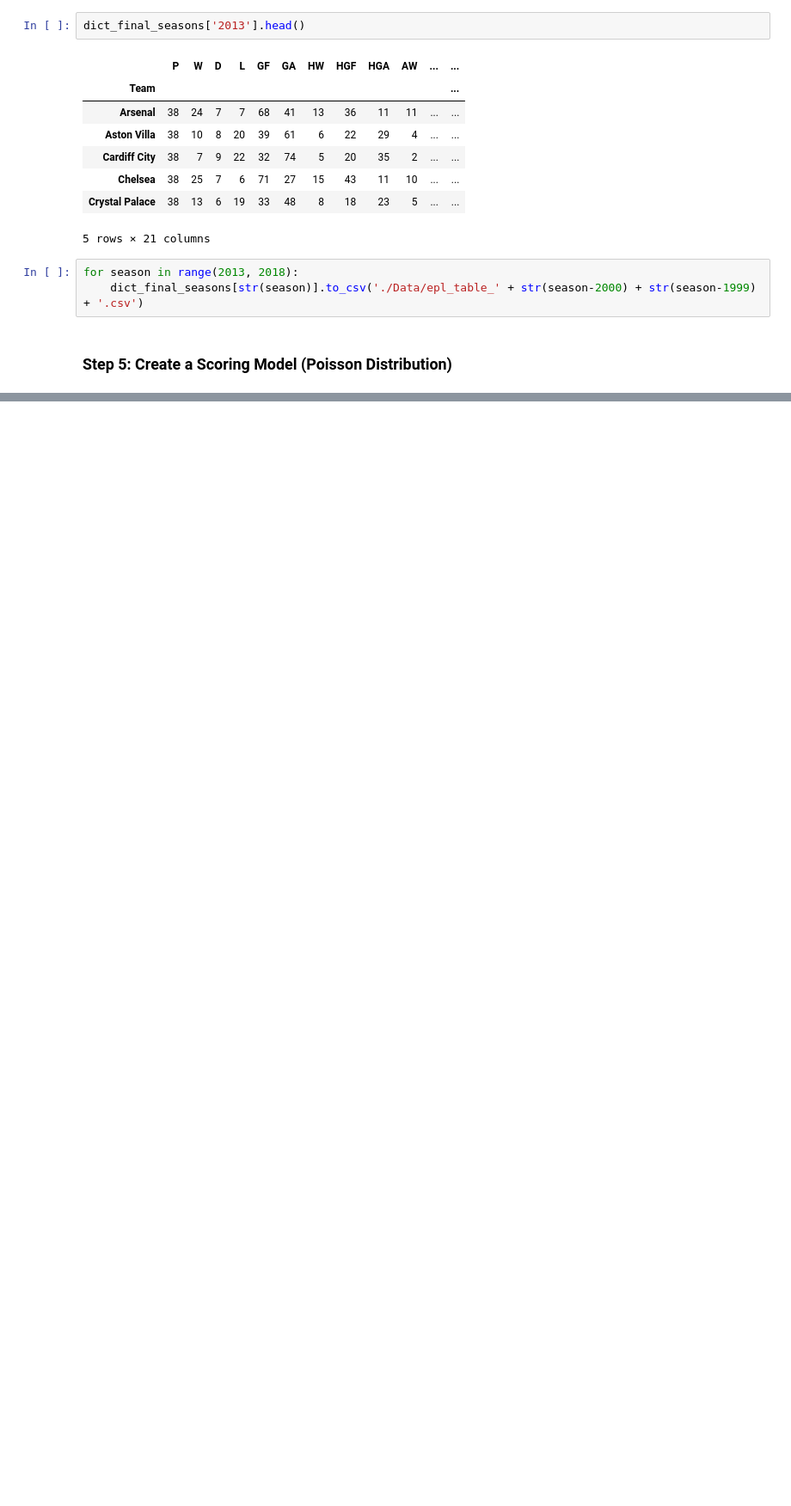
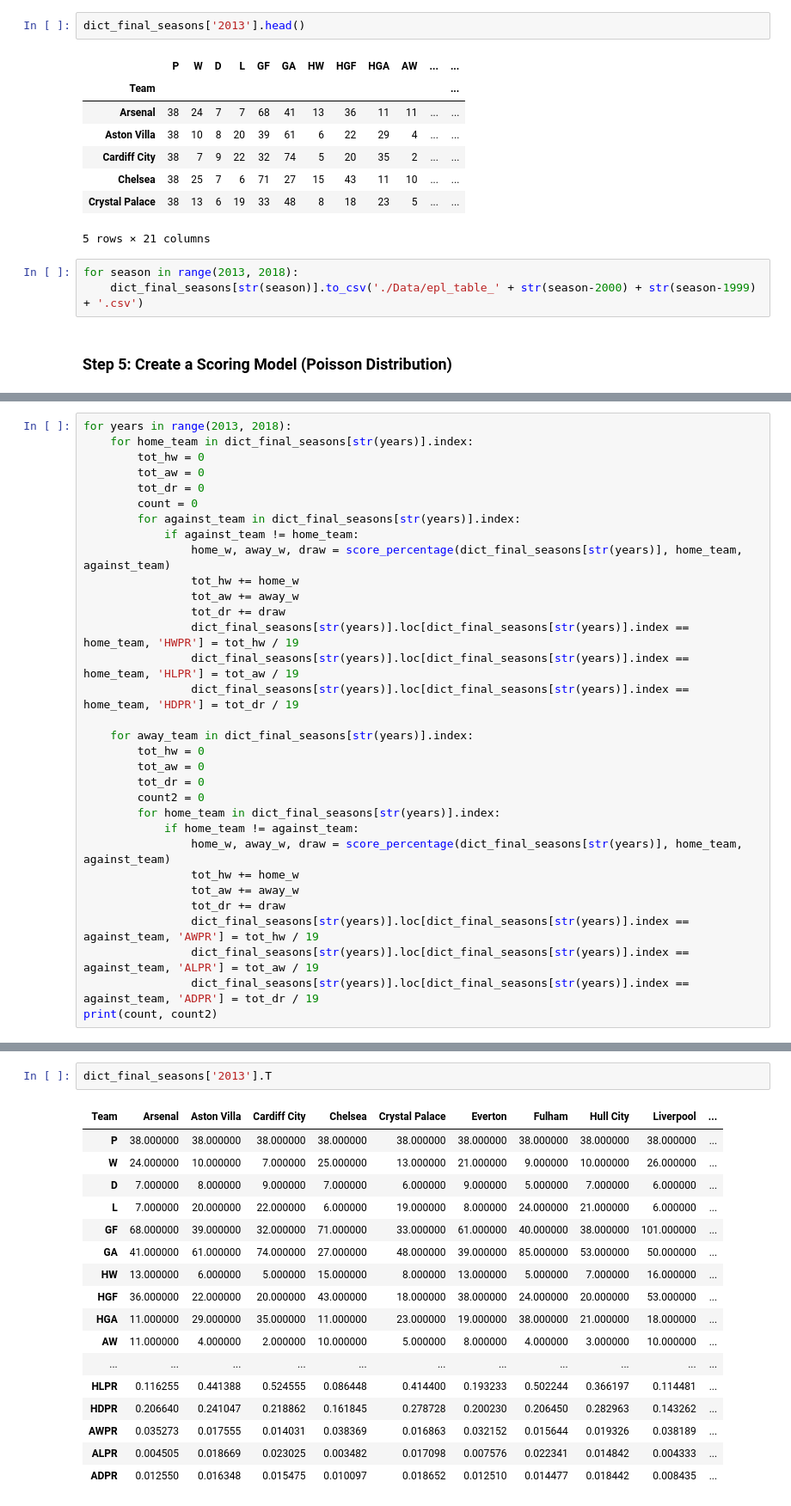
Before and after one commit to slee279/EPL, a Jupyter notebook: matchpredictor.ipynb, the cells around one changed output, grey strips where cells are left out. Shown: that part at 86% size. Drawn from its saved outputs; the diff is of its cells as text; blank space fills up the shorter version.

```diff
--- a/matchpredictor.ipynb
+++ b/matchpredictor.ipynb
@@ -449,0 +431,32 @@ len(dict_final_seasons)
+# %%
+for years in range(2013, 2018):
+    for home_team in dict_final_seasons[str(years)].index:
+        tot_hw = 0
+        tot_aw = 0
+        tot_dr = 0
+        count = 0
+        for against_team in dict_final_seasons[str(years)].index:
+            if against_team != home_team:
+                home_w, away_w, draw = score_percentage(dict_final_seasons[str(years)], home_team, against_team)
+                tot_hw += home_w
+                tot_aw += away_w
+                tot_dr += draw
+                dict_final_seasons[str(years)].loc[dict_final_seasons[str(years)].index == home_team, 'HWPR'] = tot_hw / 19
+                dict_final_seasons[str(years)].loc[dict_final_seasons[str(years)].index == home_team, 'HLPR'] = tot_aw / 19
+                dict_final_seasons[str(years)].loc[dict_final_seasons[str(years)].index == home_team, 'HDPR'] = tot_dr / 19
+
+    for away_team in dict_final_seasons[str(years)].index:
+        tot_hw = 0
+        tot_aw = 0
+        tot_dr = 0
+        count2 = 0
+        for home_team in dict_final_seasons[str(years)].index:
+            if home_team != against_team:
+                home_w, away_w, draw = score_percentage(dict_final_seasons[str(years)], home_team, against_team)
+                tot_hw += home_w
+                tot_aw += away_w
+                tot_dr += draw
+                dict_final_seasons[str(years)].loc[dict_final_seasons[str(years)].index == against_team, 'AWPR'] = tot_hw / 19
+                dict_final_seasons[str(years)].loc[dict_final_seasons[str(years)].index == against_team, 'ALPR'] = tot_aw / 19
+                dict_final_seasons[str(years)].loc[dict_final_seasons[str(years)].index == against_team, 'ADPR'] = tot_dr / 19
+print(count, count2)
@@ -449,0 +465,20 @@ len(dict_final_seasons)
+# %%
+dict_final_seasons['2013'].T
+# %% [output]
+| Team | Arsenal | Aston Villa | Cardiff City | Chelsea | Crystal Palace | Everton | Fulham | Hull City | Liverpool | ... |
+| P | 38.000000 | 38.000000 | 38.000000 | 38.000000 | 38.000000 | 38.000000 | 38.000000 | 38.000000 | 38.000000 | ... |
+| W | 24.000000 | 10.000000 | 7.000000 | 25.000000 | 13.000000 | 21.000000 | 9.000000 | 10.000000 | 26.000000 | ... |
+| D | 7.000000 | 8.000000 | 9.000000 | 7.000000 | 6.000000 | 9.000000 | 5.000000 | 7.000000 | 6.000000 | ... |
+| L | 7.000000 | 20.000000 | 22.000000 | 6.000000 | 19.000000 | 8.000000 | 24.000000 | 21.000000 | 6.000000 | ... |
+| GF | 68.000000 | 39.000000 | 32.000000 | 71.000000 | 33.000000 | 61.000000 | 40.000000 | 38.000000 | 101.000000 | ... |
+| GA | 41.000000 | 61.000000 | 74.000000 | 27.000000 | 48.000000 | 39.000000 | 85.000000 | 53.000000 | 50.000000 | ... |
+| HW | 13.000000 | 6.000000 | 5.000000 | 15.000000 | 8.000000 | 13.000000 | 5.000000 | 7.000000 | 16.000000 | ... |
+| HGF | 36.000000 | 22.000000 | 20.000000 | 43.000000 | 18.000000 | 38.000000 | 24.000000 | 20.000000 | 53.000000 | ... |
+| HGA | 11.000000 | 29.000000 | 35.000000 | 11.000000 | 23.000000 | 19.000000 | 38.000000 | 21.000000 | 18.000000 | ... |
+| AW | 11.000000 | 4.000000 | 2.000000 | 10.000000 | 5.000000 | 8.000000 | 4.000000 | 3.000000 | 10.000000 | ... |
+| ... | ... | ... | ... | ... | ... | ... | ... | ... | ... | ... |
+| HLPR | 0.116255 | 0.441388 | 0.524555 | 0.086448 | 0.414400 | 0.193233 | 0.502244 | 0.366197 | 0.114481 | ... |
+| HDPR | 0.206640 | 0.241047 | 0.218862 | 0.161845 | 0.278728 | 0.200230 | 0.206450 | 0.282963 | 0.143262 | ... |
+| AWPR | 0.035273 | 0.017555 | 0.014031 | 0.038369 | 0.016863 | 0.032152 | 0.015644 | 0.019326 | 0.038189 | ... |
+| ALPR | 0.004505 | 0.018669 | 0.023025 | 0.003482 | 0.017098 | 0.007576 | 0.022341 | 0.014842 | 0.004333 | ... |
+| ADPR | 0.012550 | 0.016348 | 0.015475 | 0.010097 | 0.018652 | 0.012510 | 0.014477 | 0.018442 | 0.008435 | ... |
```
Also changed, not shown: parts of 9 cells of this notebook, 7 other files.
